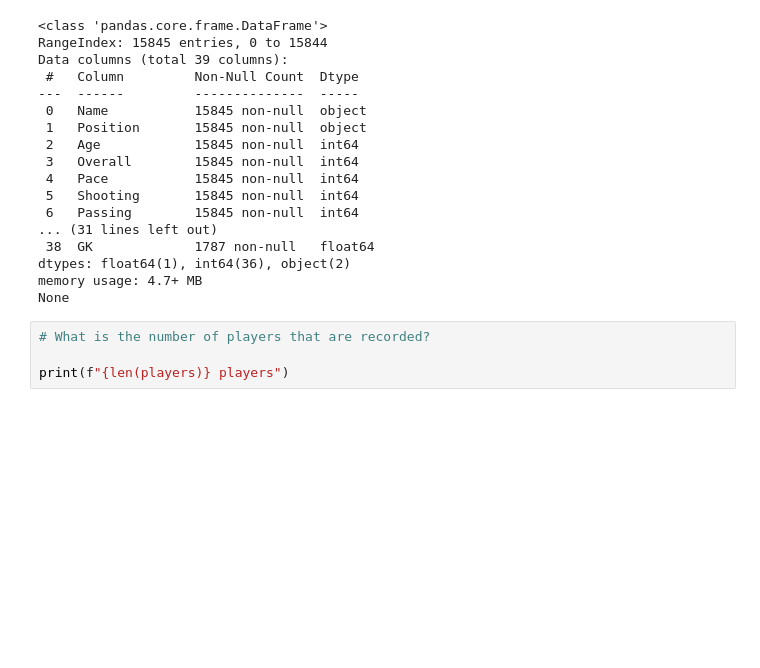
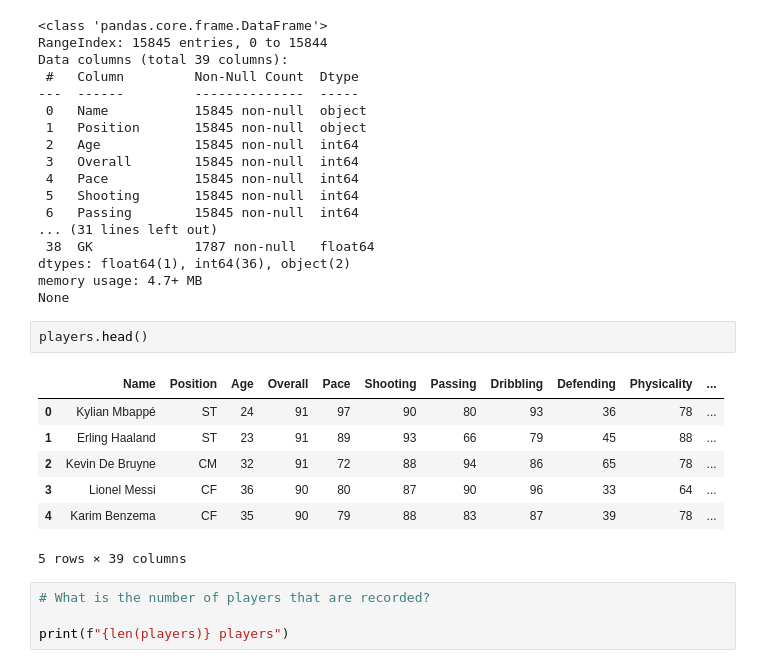
Before and after one commit to YSKAA423/Football-Player-Classification-and-Stat-Prediction-using-KNN-and-Linear-Regression, a Jupyter notebook: Using K-Nearest-Neighbor to classify my position.ipynb, the cells around one changed output. Cells and saved outputs as stored; diff of their text form; blank space fills up the shorter version.

```diff
--- a/Using K-Nearest-Neighbor to classify my position.ipynb
+++ b/Using K-Nearest-Neighbor to classify my position.ipynb
@@ -40,6 +50,16 @@ Data columns (total 39 columns):
 dtypes: float64(1), int64(36), object(2)
 memory usage: 4.7+ MB
 None
+# %%
+players.head()
+# %% [output]
+|  | Name | Position | Age | Overall | Pace | Shooting | Passing | Dribbling | Defending | Physicality | ... |
+| 0 | Kylian Mbappé | ST | 24 | 91 | 97 | 90 | 80 | 93 | 36 | 78 | ... |
+| 1 | Erling Haaland | ST | 23 | 91 | 89 | 93 | 66 | 79 | 45 | 88 | ... |
+| 2 | Kevin De Bruyne | CM | 32 | 91 | 72 | 88 | 94 | 86 | 65 | 78 | ... |
+| 3 | Lionel Messi | CF | 36 | 90 | 80 | 87 | 90 | 96 | 33 | 64 | ... |
+| 4 | Karim Benzema | CF | 35 | 90 | 79 | 88 | 83 | 87 | 39 | 78 | ... |
+5 rows × 39 columns
 # %%
 # What is the number of players that are recorded?
 
```
Also changed, not shown: parts of 43 cells of this notebook.
